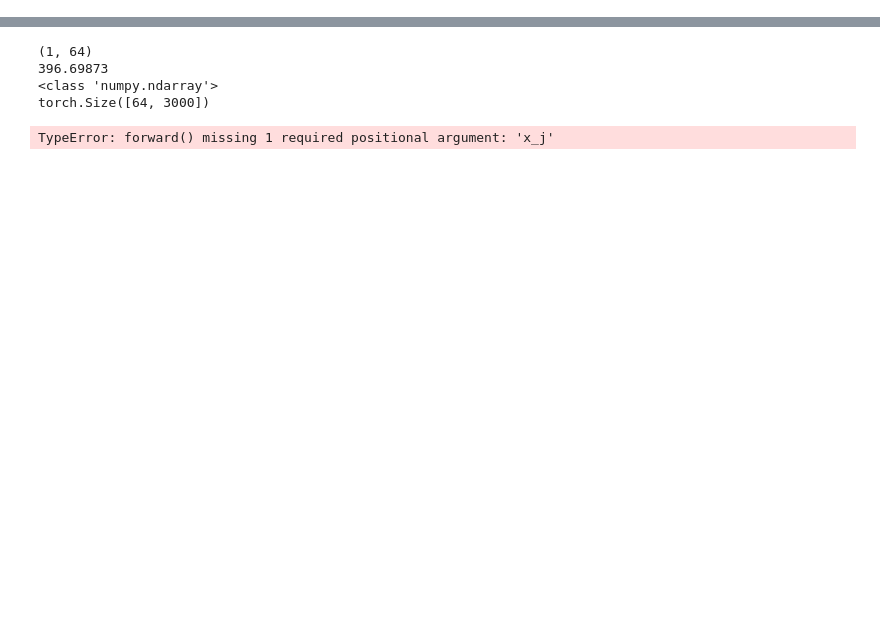
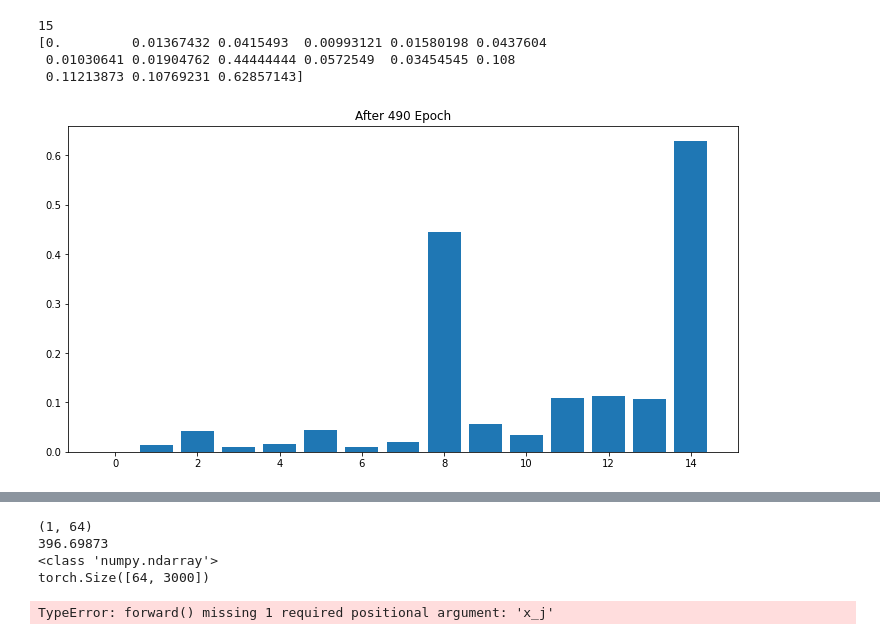
Before and after one commit to TomGoh/scCC, a Jupyter notebook: hnsw-test.ipynb, the cells around one changed output, grey strips where cells are left out. Saved outputs shown, nothing was run; the diff lists cells and outputs as text; code cells hidden in the pictures; blank space fills up the shorter version.

```diff
--- a/hnsw-test.ipynb
+++ b/hnsw-test.ipynb
@@ -88,0 +110,4 @@ p.add_items(x_ndarray)
+# %%
+mlp = mlp.MLP(num_genes=args.num_genes)
+model = network.Network(mlp, args.feature_dim, args.classnum)
+model = model.to('cuda')
@@ -88,0 +131,32 @@ p.add_items(x_ndarray)
+# %%
+incorrect_list=np.zeros(args.classnum+1)
+for step,(features,psedulabels) in enumerate(scDataLoader):
+    # print(features.shape,psedulabels.shape)
+    test_sample=model.forward_embedding(features.to('cuda')).detach().cpu().numpy()
+
+    sample,labell=n.knn_query(test_sample,10)
+    # print(sample.shape,labell.shape)
+    for no,zipped in enumerate(zip(sample,labell)):
+        # print(step*args.batch_size+no)
+        # print(y_ndarray[step*args.batch_size+no])
+        # print(y_ndarray[zipped[0]])
+        a=y_ndarray[zipped[0]]
+        # print(zipped[1])
+        wrong=a[a!=y_ndarray[step*args.batch_size+no]].size
+        incorrect_list[y_ndarray[step*args.batch_size+no]]+=wrong
+# %%
+from matplotlib import pyplot as plt
+print(len(incorrect_list))
+for i in range(1,len(incorrect_list)):
+    incorrect_list[i]/=(sum(y_ndarray==i)*10)
+plt.figure(figsize=(12, 6))
+plt.bar(x=np.arange(0,len(incorrect_list)),height=incorrect_list)
+print(incorrect_list)
+plt.title('After 490 Epoch')
+plt.show()
+# %% [output]
+15
+[0.         0.01367432 0.0415493  0.00993121 0.01580198 0.0437604
+ 0.01030641 0.01904762 0.44444444 0.0572549  0.03454545 0.108
+ 0.11213873 0.10769231 0.62857143]
+[figure, added]
```
Also changed, not shown: parts of 30 cells of this notebook, 23 other files.
